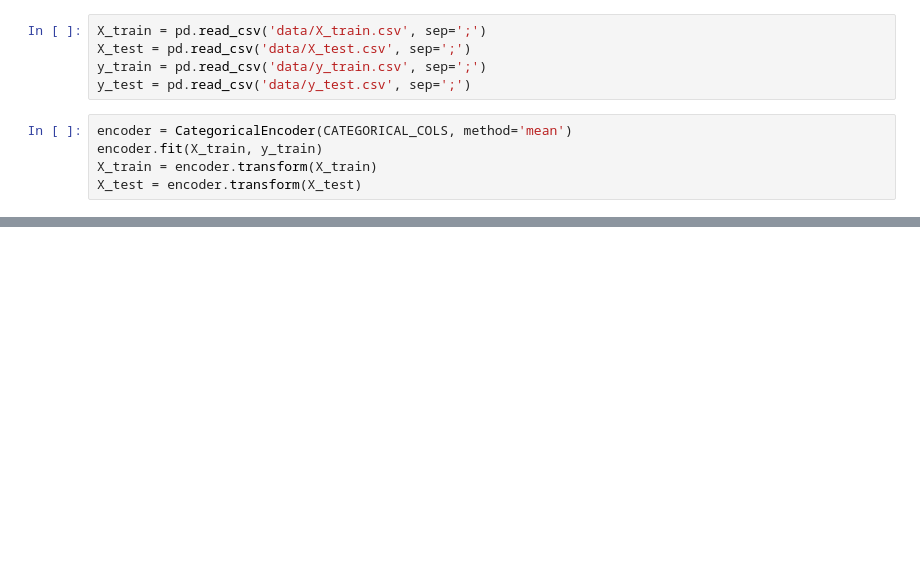
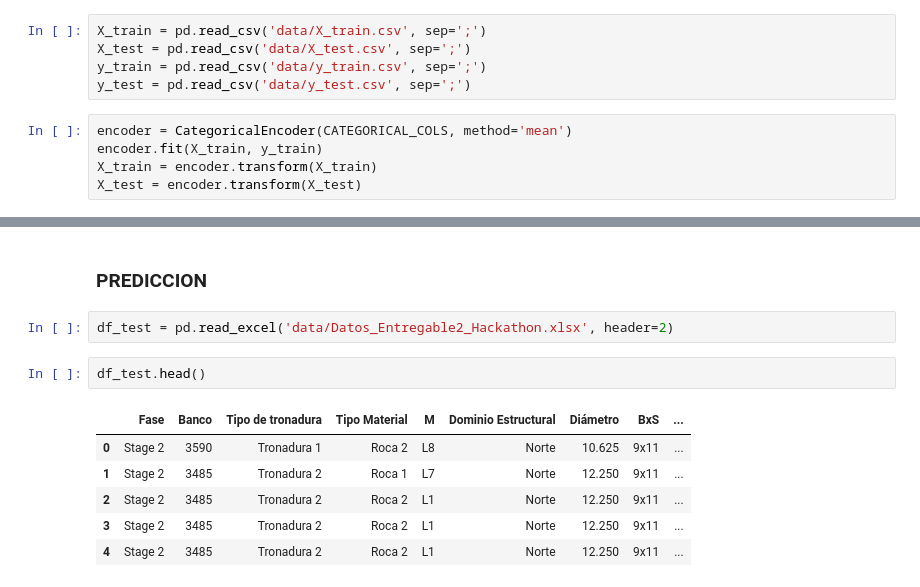
Before and after one commit to bldr1862/enaex-hackaton, a Jupyter notebook: research_modeling_basty.ipynb, the cells around one changed output, grey strips where cells are left out. Saved outputs shown, nothing was run; the diff lists cells and outputs as text; blank space fills up the shorter version.

```diff
--- a/research_modeling_basty.ipynb
+++ b/research_modeling_basty.ipynb
@@ -167,0 +302,13 @@ for target in TARGET_COLS:
+# %% [markdown]
+### PREDICCION
+# %%
+df_test = pd.read_excel('data/Datos_Entregable2_Hackathon.xlsx', header=2)
+# %%
+df_test.head()
+# %% [output]
+|  | Fase | Banco | Tipo de tronadura | Tipo Material | M | Dominio Estructural | Diámetro | BxS | ... |
+| 0 | Stage 2 | 3590 | Tronadura 1 | Roca 2 | L8 | Norte | 10.625 | 9x11 | ... |
+| 1 | Stage 2 | 3485 | Tronadura 2 | Roca 1 | L7 | Norte | 12.250 | 9x11 | ... |
+| 2 | Stage 2 | 3485 | Tronadura 2 | Roca 2 | L1 | Norte | 12.250 | 9x11 | ... |
+| 3 | Stage 2 | 3485 | Tronadura 2 | Roca 2 | L1 | Norte | 12.250 | 9x11 | ... |
+| 4 | Stage 2 | 3485 | Tronadura 2 | Roca 2 | L1 | Norte | 12.250 | 9x11 | ... |
```
Also changed, not shown: parts of 21 cells of this notebook, 13 other files.
